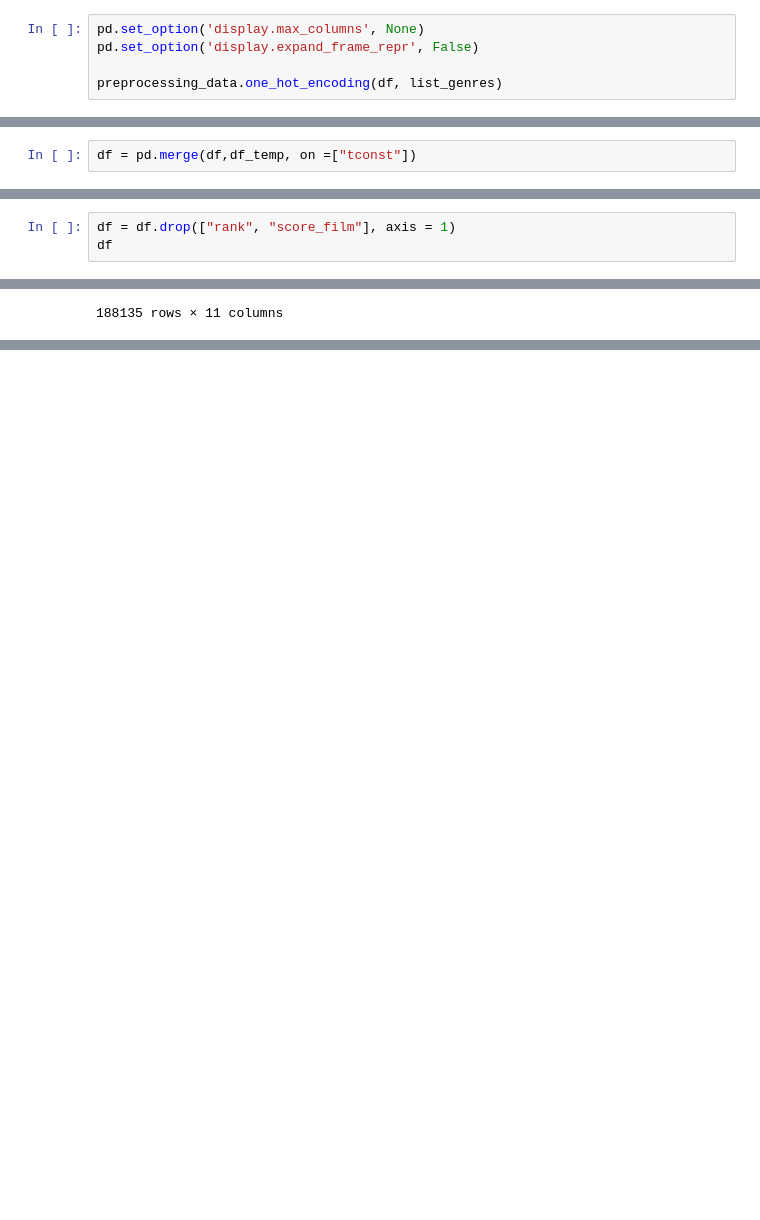
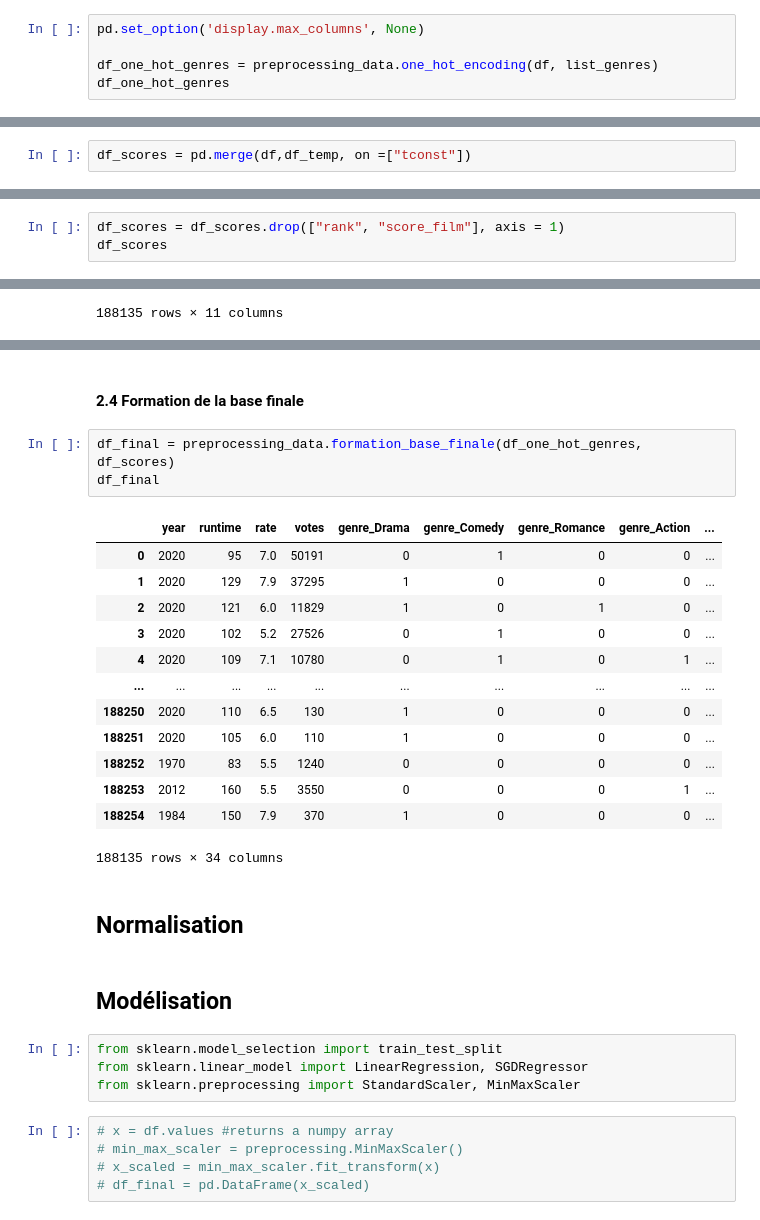
Before and after one commit to henriupton99/IMDB_Scraping, a Jupyter notebook: 3_modelisation.ipynb, the cells around one changed output, grey strips where cells are left out. Drawn from its saved outputs; the diff is of its cells as text; blank space fills up the shorter version.

Commit message:
Sklearn first approach

```diff
--- a/3_modelisation.ipynb
+++ b/3_modelisation.ipynb
@@ -77,9 +77,9 @@ list_genres = ["Drama", "Comedy", "Romance", "Action", "Crime", "Thriller", "Hor
                "Documentary", "Talk-Show", "Game-Show", "Short"]
 # %%
 pd.set_option('display.max_columns', None)
-pd.set_option('display.expand_frame_repr', False)
 
-preprocessing_data.one_hot_encoding(df, list_genres)
+df_one_hot_genres = preprocessing_data.one_hot_encoding(df, list_genres)
+df_one_hot_genres
 # %% [output]
 |  | tconst | title | year | runtime | genres | rate | votes | director | casting | genre_Drama | ... |
 | 0 | tt13143964 | Borat: Subsequent Moviefilm | 2020 | 95 | Comedy | 7.0 | 50191 | Jason Woliner | ['Sacha Baron Cohen', 'Maria Baka... | 0 | ... |
@@ -283,7 +276,7 @@ df_temp
 # %% [markdown]
 Il ne nous reste plus qu'à merge avec df suivant les ***tconst*** :
 # %%
-df = pd.merge(df,df_temp, on =["tconst"])
+df_scores = pd.merge(df,df_temp, on =["tconst"])
 # %% [markdown]
 On obtient finalement la base voulue, c'est à dire pour chaque film on a :
 - le score du casting : ***score_casting***
@@ -307,8 +300,8 @@ df
 # %% [markdown]
 Pour finir, on peut retirer certaines colonnes qui ne nous serviront plus, à savoir **rank** et **score_film** :
 # %%
-df = df.drop(["rank", "score_film"], axis = 1)
-df
+df_scores = df_scores.drop(["rank", "score_film"], axis = 1)
+df_scores
 # %% [output]
 |  | tconst | title | year | runtime | genres | rate | votes | director | casting | score_realisateur | ... |
 | 0 | tt13143964 | Borat: Subsequent Moviefilm | 2020 | 95 | Comedy | 7.0 | 50191 | Jason Woliner | ['Sacha Baron Cohen', 'Maria Baka... | 0.001473 | ... |
@@ -350,0 +319,32 @@ df.loc[df['title'] == 'Forrest Gump']
+# %% [markdown]
+#### 2.4 Formation de la base finale
+# %%
+df_final = preprocessing_data.formation_base_finale(df_one_hot_genres, df_scores)
+df_final
+# %% [output]
+|  | year | runtime | rate | votes | genre_Drama | genre_Comedy | genre_Romance | genre_Action | ... |
+| 0 | 2020 | 95 | 7.0 | 50191 | 0 | 1 | 0 | 0 | ... |
+| 1 | 2020 | 129 | 7.9 | 37295 | 1 | 0 | 0 | 0 | ... |
+| 2 | 2020 | 121 | 6.0 | 11829 | 1 | 0 | 1 | 0 | ... |
+| 3 | 2020 | 102 | 5.2 | 27526 | 0 | 1 | 0 | 0 | ... |
+| 4 | 2020 | 109 | 7.1 | 10780 | 0 | 1 | 0 | 1 | ... |
+| ... | ... | ... | ... | ... | ... | ... | ... | ... | ... |
+| 188250 | 2020 | 110 | 6.5 | 130 | 1 | 0 | 0 | 0 | ... |
+| 188251 | 2020 | 105 | 6.0 | 110 | 1 | 0 | 0 | 0 | ... |
+| 188252 | 1970 | 83 | 5.5 | 1240 | 0 | 0 | 0 | 0 | ... |
+| 188253 | 2012 | 160 | 5.5 | 3550 | 0 | 0 | 0 | 1 | ... |
+| 188254 | 1984 | 150 | 7.9 | 370 | 1 | 0 | 0 | 0 | ... |
+188135 rows × 34 columns
+# %% [markdown]
+## Normalisation
+# %% [markdown]
+## Modélisation
+# %%
+from sklearn.model_selection import train_test_split
+from sklearn.linear_model import LinearRegression, SGDRegressor
+from sklearn.preprocessing import StandardScaler, MinMaxScaler
+# %%
+# x = df.values #returns a numpy array
+# min_max_scaler = preprocessing.MinMaxScaler()
+# x_scaled = min_max_scaler.fit_transform(x)
+# df_final = pd.DataFrame(x_scaled)
```
Also changed, not shown: parts of 15 cells of this notebook, 1 other file.
